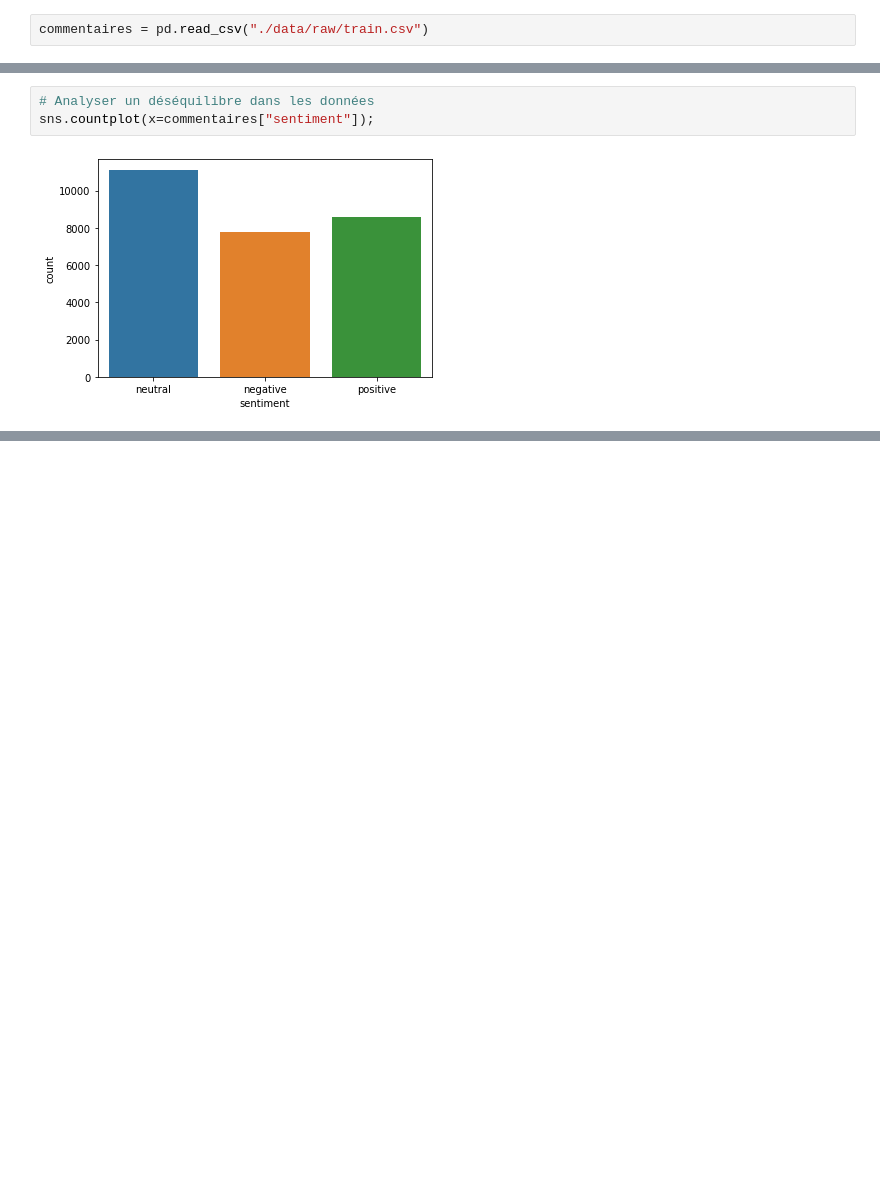
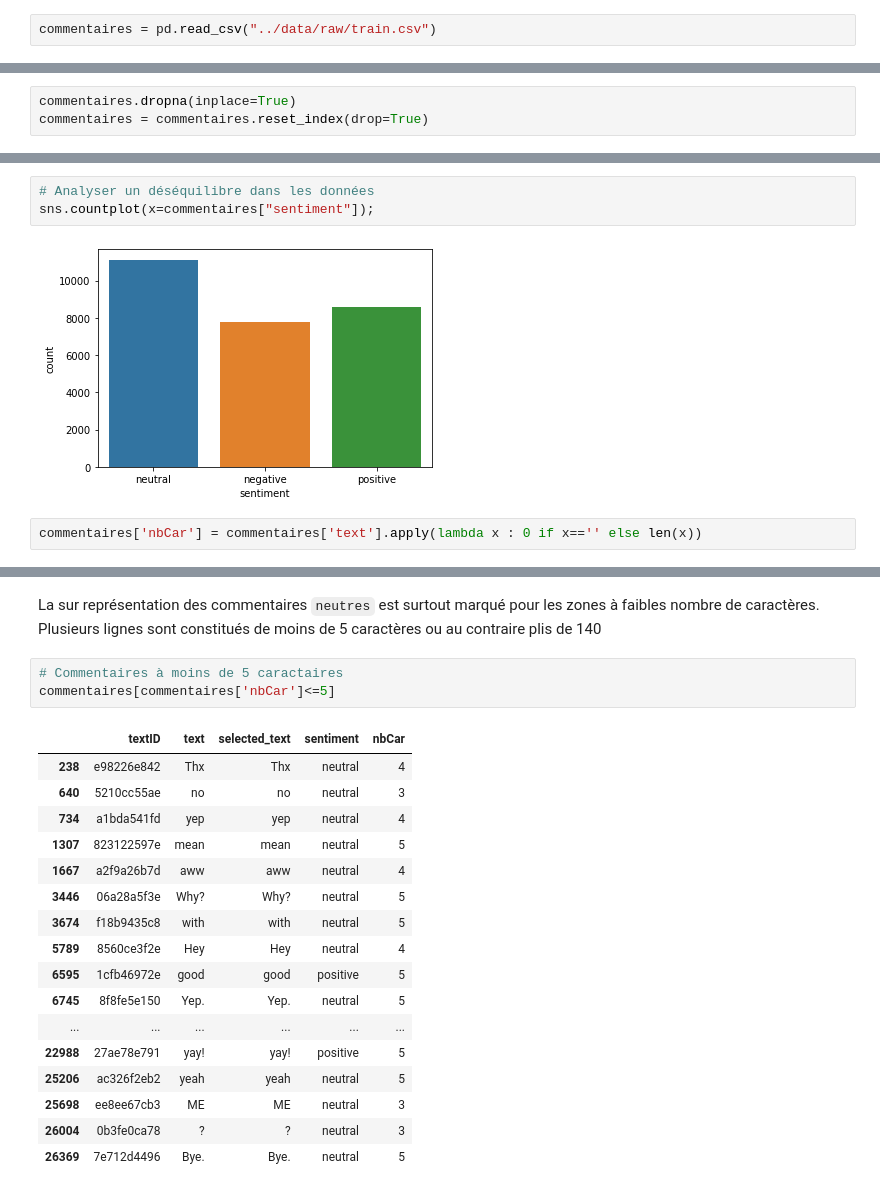
Before and after one commit to Fabien-DS/DSA_Sentiment, a Jupyter notebook: notebooks/EDA.ipynb, the cells around one changed output, grey strips where cells are left out. Saved outputs shown, nothing was run; the diff lists cells and outputs as text; blank space fills up the shorter version.

```diff
--- a/notebooks/EDA.ipynb
+++ b/notebooks/EDA.ipynb
@@ -29,5 +34,5 @@ import seaborn as sns
 # %%
-commentaires = pd.read_csv("./data/raw/train.csv")
+commentaires = pd.read_csv("../data/raw/train.csv")
 # %%
 commentaires.info()
 # %% [output]
@@ -75,3 +110,6 @@ Le fichier semble entièrement rédigé en anglais.
+# %%
+commentaires.dropna(inplace=True)
+commentaires = commentaires.reset_index(drop=True)
 # %% [markdown]
 ## 2) EDA
 # %% [markdown]
@@ -83,3 +121,5 @@ autre source : https://www.kaggle.com/rajgandhi/eda-tweet-extraction
 sns.countplot(x=commentaires["sentiment"]);
 # %% [output]
 [figure]
+# %%
+commentaires['nbCar'] = commentaires['text'].apply(lambda x : 0 if x=='' else len(x))
@@ -85,0 +132,24 @@ sns.countplot(x=commentaires["sentiment"]);
+# %% [markdown]
+La sur représentation des commentaires `neutres` est surtout marqué pour les zones à faibles nombre de caractères.
+Plusieurs lignes sont constitués de moins de 5 caractères ou au contraire plis de 140
+# %%
+# Commentaires à moins de 5 caractaires
+commentaires[commentaires['nbCar']<=5]
+# %% [output]
+|  | textID | text | selected_text | sentiment | nbCar |
+| 238 | e98226e842 | Thx | Thx | neutral | 4 |
+| 640 | 5210cc55ae | no | no | neutral | 3 |
+| 734 | a1bda541fd | yep | yep | neutral | 4 |
+| 1307 | 823122597e | mean | mean | neutral | 5 |
+| 1667 | a2f9a26b7d | aww | aww | neutral | 4 |
+| 3446 | 06a28a5f3e | Why? | Why? | neutral | 5 |
+| 3674 | f18b9435c8 | with | with | neutral | 5 |
+| 5789 | 8560ce3f2e | Hey | Hey | neutral | 4 |
+| 6595 | 1cfb46972e | good | good | positive | 5 |
+| 6745 | 8f8fe5e150 | Yep. | Yep. | neutral | 5 |
+| ... | ... | ... | ... | ... | ... |
+| 22988 | 27ae78e791 | yay! | yay! | positive | 5 |
+| 25206 | ac326f2eb2 | yeah | yeah | neutral | 5 |
+| 25698 | ee8ee67cb3 | ME | ME | neutral | 3 |
+| 26004 | 0b3fe0ca78 | ? | ? | neutral | 3 |
+| 26369 | 7e712d4496 | Bye. | Bye. | neutral | 5 |
```
Also changed, not shown: parts of 13 cells of this notebook, 2 other files.
